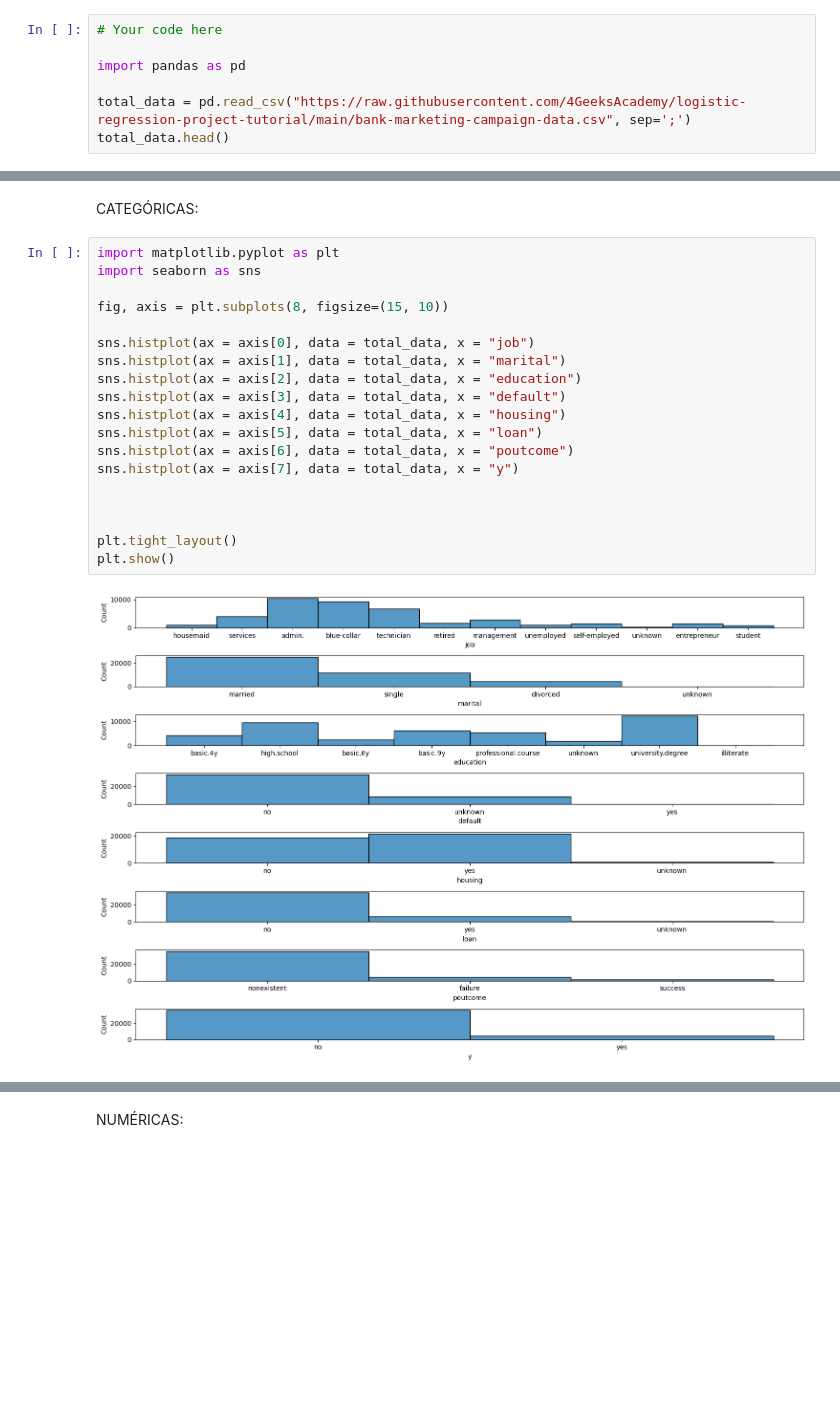
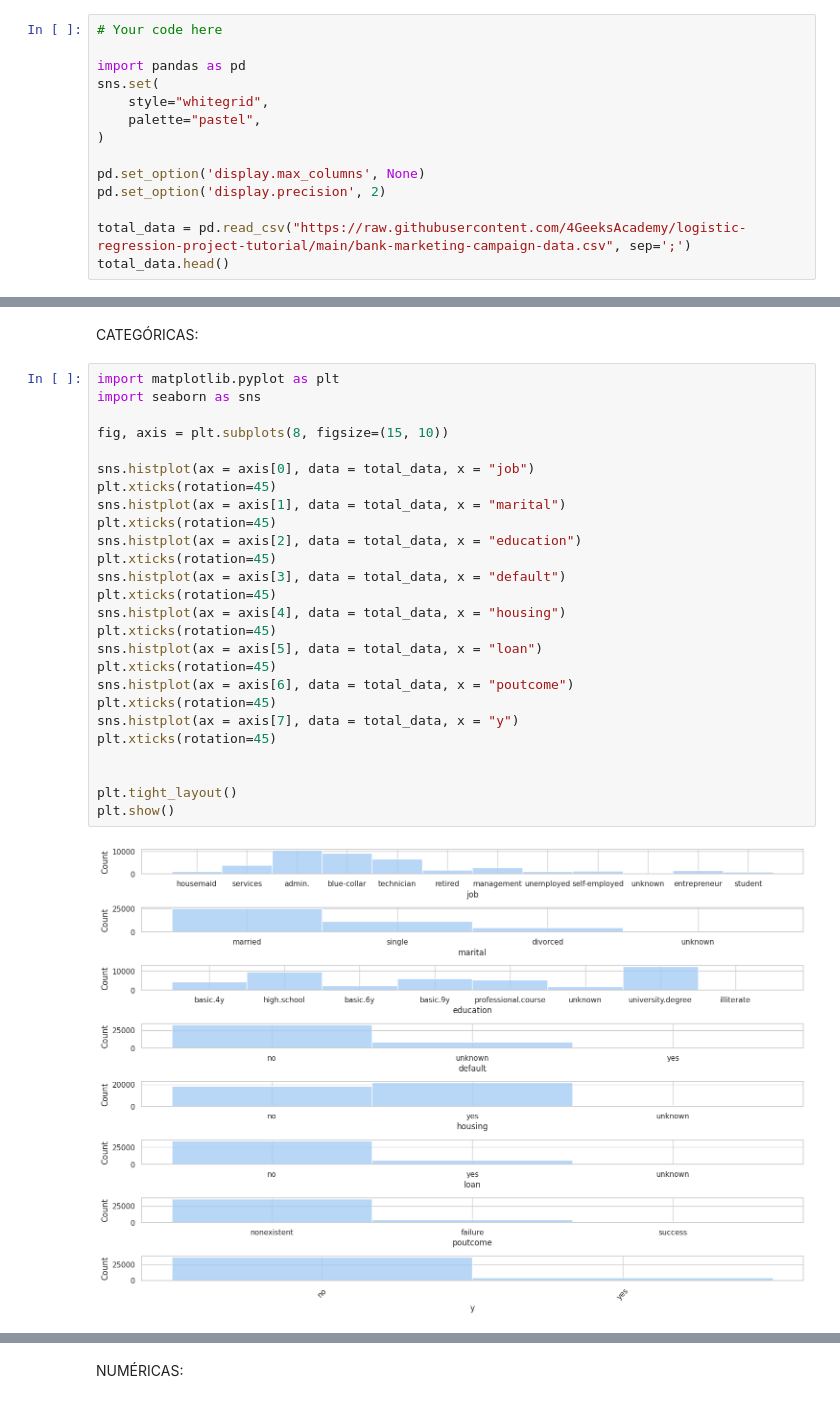
Before and after one commit to 4GeeksAcademy/ginappedrosa-machine-learning-python-template-2, a Jupyter notebook: src/explore.ipynb, the cells around one changed output, grey strips where cells are left out. Saved outputs shown, nothing was run; the diff lists cells and outputs as text; blank space fills up the shorter version.

```diff
--- a/src/explore.ipynb
+++ b/src/explore.ipynb
@@ -4,6 +4,13 @@
 # Your code here
 
 import pandas as pd
+sns.set(
+    style="whitegrid",
+    palette="pastel",
+)
+
+pd.set_option('display.max_columns', None)
+pd.set_option('display.precision', 2)
 
 total_data = pd.read_csv("https://raw.githubusercontent.com/4GeeksAcademy/logistic-regression-project-tutorial/main/bank-marketing-campaign-data.csv", sep=';')
 total_data.head()
@@ -103,21 +111,28 @@ CATEGÓRICAS:
 # %%
 import matplotlib.pyplot as plt
 import seaborn as sns
 
 fig, axis = plt.subplots(8, figsize=(15, 10))
 
 sns.histplot(ax = axis[0], data = total_data, x = "job")
+plt.xticks(rotation=45)
 sns.histplot(ax = axis[1], data = total_data, x = "marital")
+plt.xticks(rotation=45)
 sns.histplot(ax = axis[2], data = total_data, x = "education")
+plt.xticks(rotation=45)
 sns.histplot(ax = axis[3], data = total_data, x = "default")
+plt.xticks(rotation=45)
 sns.histplot(ax = axis[4], data = total_data, x = "housing")
+plt.xticks(rotation=45)
 sns.histplot(ax = axis[5], data = total_data, x = "loan")
+plt.xticks(rotation=45)
 sns.histplot(ax = axis[6], data = total_data, x = "poutcome")
+plt.xticks(rotation=45)
 sns.histplot(ax = axis[7], data = total_data, x = "y")
-
+plt.xticks(rotation=45)
 
 
 plt.tight_layout()
 plt.show()
 # %% [output]
-[figure, old version]
+[figure, new version]
```
Also changed, not shown: parts of 23 cells of this notebook, 14 other files.
